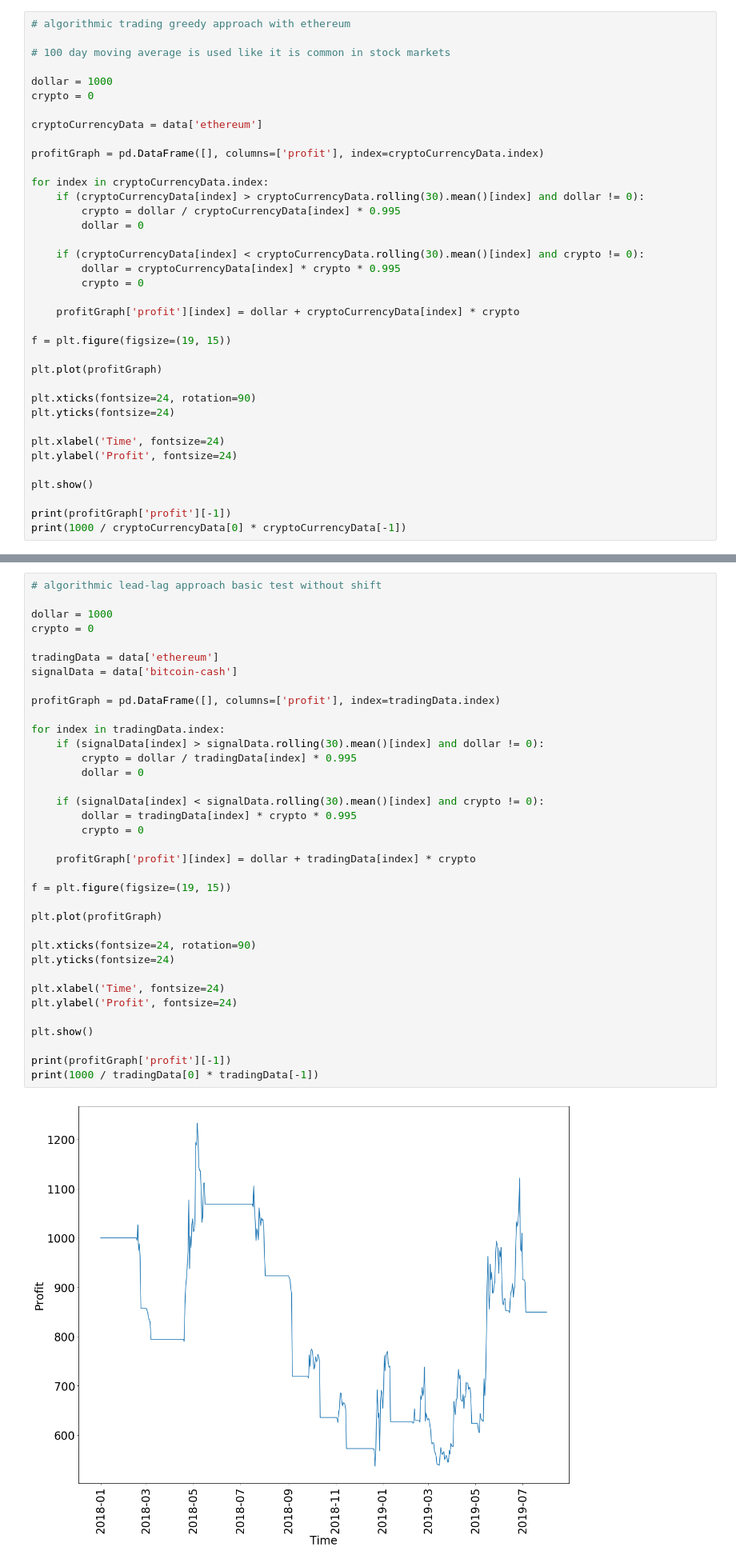
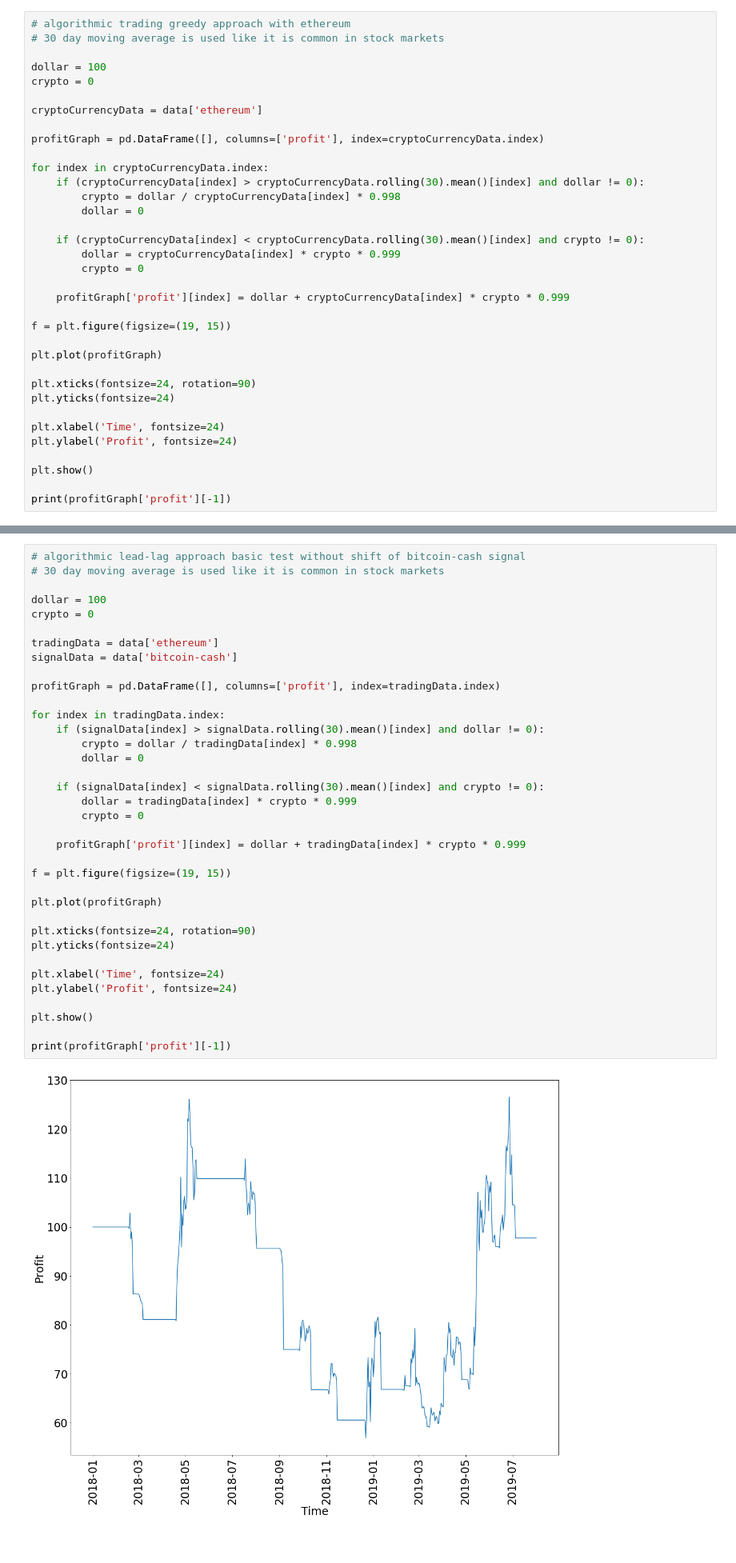
Before and after one commit to estallio/crypto-correlation-analysis, a Jupyter notebook: jupyter-notebooks/Day-Results.ipynb, the cells around one changed output, grey strips where cells are left out. Shown at 80% size. Saved outputs shown, nothing was run; the diff lists cells and outputs as text.

```diff
--- a/jupyter-notebooks/Day-Results.ipynb
+++ b/jupyter-notebooks/Day-Results.ipynb
@@ -262,9 +270,8 @@ cb.ax.tick_params(labelsize=24)
 # %%
 # algorithmic trading greedy approach with ethereum
+# 30 day moving average is used like it is common in stock markets
 
-# 100 day moving average is used like it is common in stock markets
-
-dollar = 1000
+dollar = 100
 crypto = 0
 
 cryptoCurrencyData = data['ethereum']
@@ -273,14 +280,14 @@ profitGraph = pd.DataFrame([], columns=['profit'], index=cryptoCurrencyData.inde
 
 for index in cryptoCurrencyData.index:
     if (cryptoCurrencyData[index] > cryptoCurrencyData.rolling(30).mean()[index] and dollar != 0):
-        crypto = dollar / cryptoCurrencyData[index] * 0.995
+        crypto = dollar / cryptoCurrencyData[index] * 0.998
         dollar = 0
 
     if (cryptoCurrencyData[index] < cryptoCurrencyData.rolling(30).mean()[index] and crypto != 0):
-        dollar = cryptoCurrencyData[index] * crypto * 0.995
+        dollar = cryptoCurrencyData[index] * crypto * 0.999
         crypto = 0
 
-    profitGraph['profit'][index] = dollar + cryptoCurrencyData[index] * crypto
+    profitGraph['profit'][index] = dollar + cryptoCurrencyData[index] * crypto * 0.999
 
 f = plt.figure(figsize=(19, 15))
 
@@ -295,5 +302,4 @@ plt.ylabel('Profit', fontsize=24)
 plt.show()
 
 print(profitGraph['profit'][-1])
-print(1000 / cryptoCurrencyData[0] * cryptoCurrencyData[-1])
 # %% [output]
@@ -303,38 +346,38 @@ print(1000 / cryptoCurrencyData[0] * cryptoCurrencyData[-1])
 # %%
-# algorithmic lead-lag approach basic test without shift
+# algorithmic lead-lag approach basic test without shift of bitcoin-cash signal
+# 30 day moving average is used like it is common in stock markets
 
-dollar = 1000
+dollar = 100
 crypto = 0
 
 tradingData = data['ethereum']
 signalData = data['bitcoin-cash']
 
 profitGraph = pd.DataFrame([], columns=['profit'], index=tradingData.index)
 
 for index in tradingData.index:
     if (signalData[index] > signalData.rolling(30).mean()[index] and dollar != 0):
-        crypto = dollar / tradingData[index] * 0.995
+        crypto = dollar / tradingData[index] * 0.998
         dollar = 0
 
     if (signalData[index] < signalData.rolling(30).mean()[index] and crypto != 0):
-        dollar = tradingData[index] * crypto * 0.995
+        dollar = tradingData[index] * crypto * 0.999
         crypto = 0
 
-    profitGraph['profit'][index] = dollar + tradingData[index] * crypto
+    profitGraph['profit'][index] = dollar + tradingData[index] * crypto * 0.999
 
 f = plt.figure(figsize=(19, 15))
 
 plt.plot(profitGraph)
 
 plt.xticks(fontsize=24, rotation=90)
 plt.yticks(fontsize=24)
 
 plt.xlabel('Time', fontsize=24)
 plt.ylabel('Profit', fontsize=24)
 
 plt.show()
 
 print(profitGraph['profit'][-1])
-print(1000 / tradingData[0] * tradingData[-1])
 # %% [output]
-[figure, old version]
+[figure, new version]
```
Also changed, not shown: parts of 16 cells of this notebook, 1 other file.
